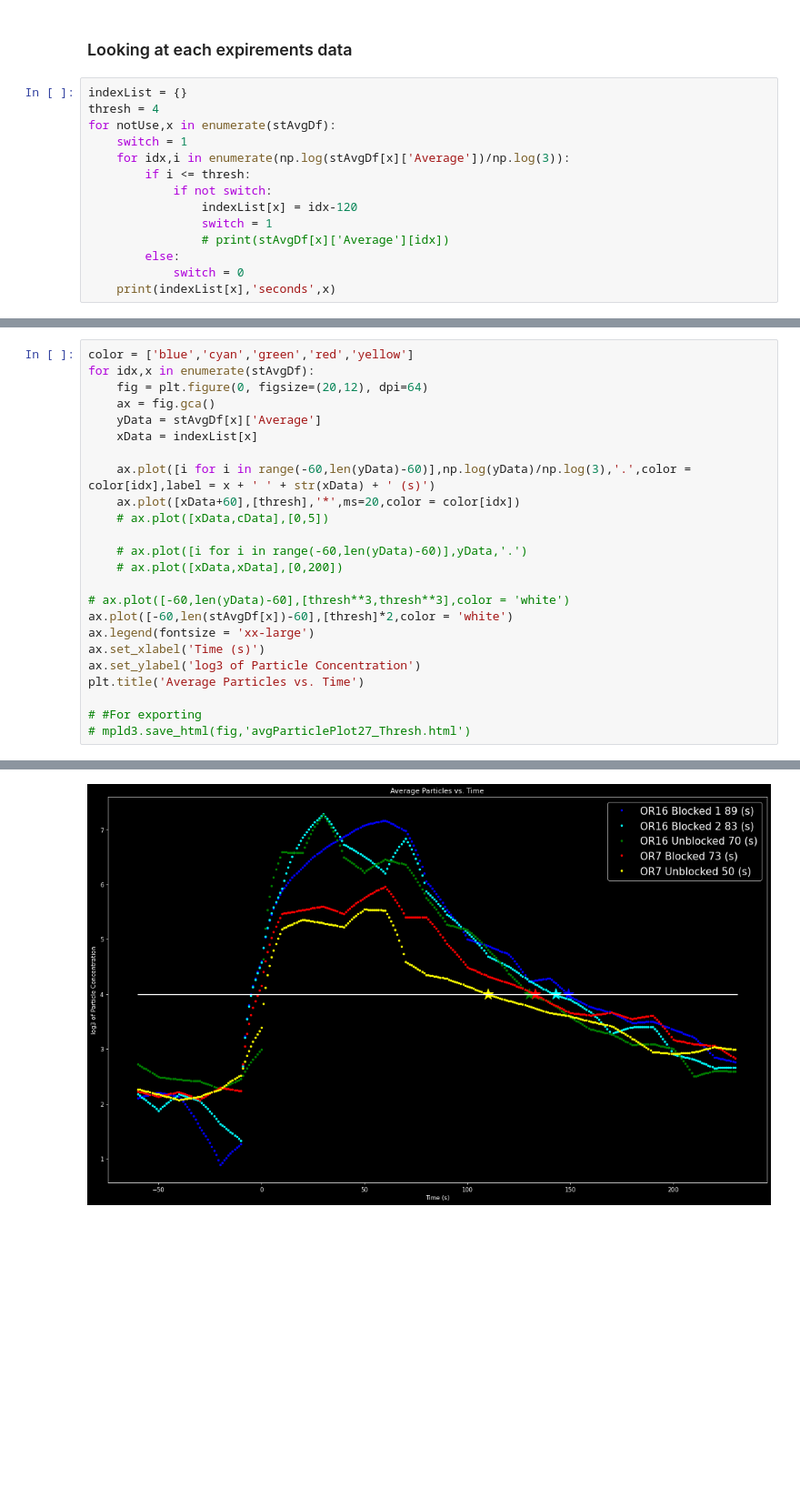
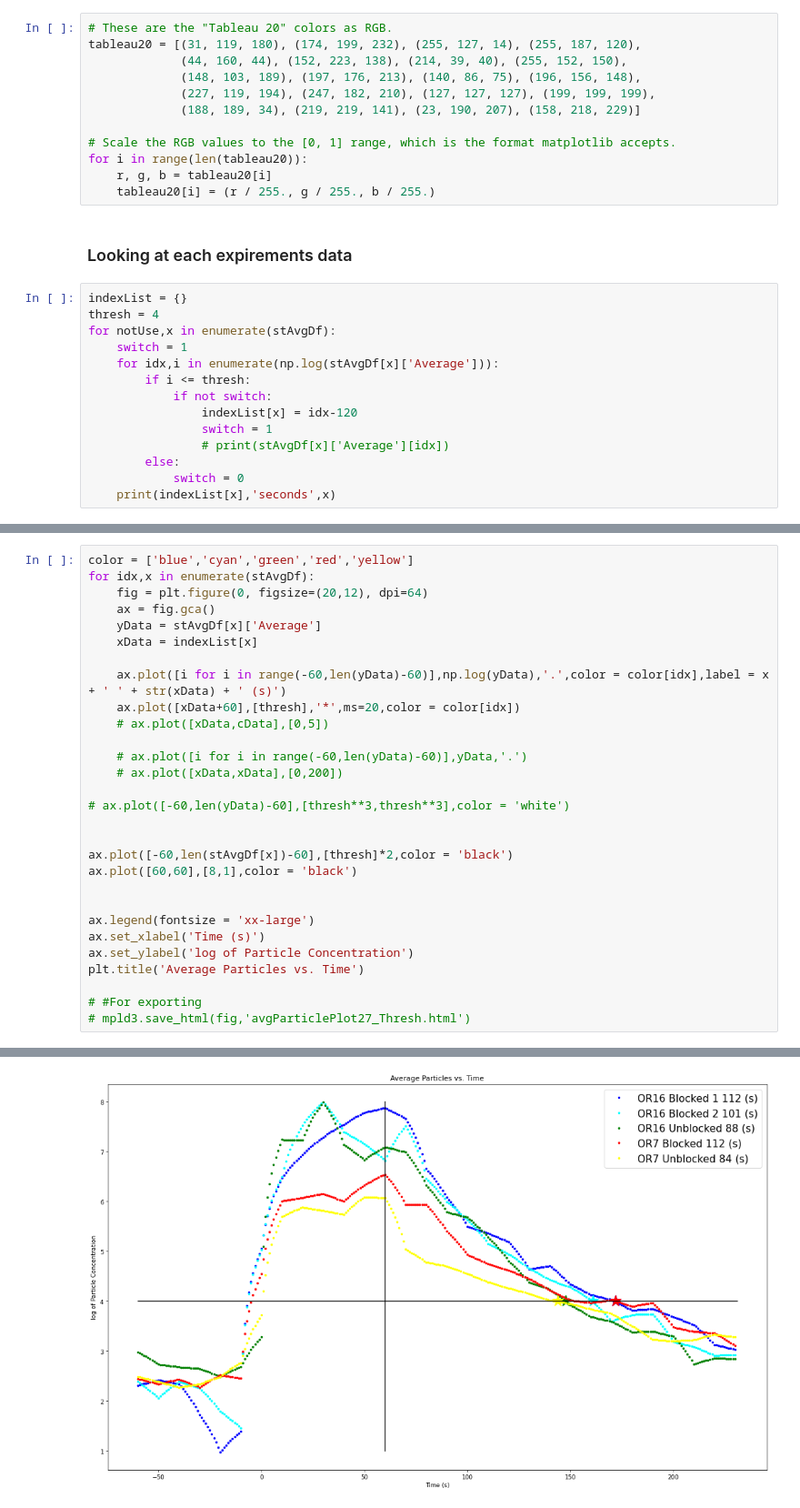
Before and after one commit to rrochlin/UWMedDecember, a Jupyter notebook: Analysis.ipynb, the cells around one changed output, grey strips where cells are left out. Shown at 91% size. Cells and saved outputs as stored; diff of their text form; blank space fills up the shorter version.

```diff
--- a/Analysis.ipynb
+++ b/Analysis.ipynb
@@ -93,3 +95,15 @@ Text(0.5, 1.0, 'Variance in Particles')
+# %%
+# These are the "Tableau 20" colors as RGB.
+tableau20 = [(31, 119, 180), (174, 199, 232), (255, 127, 14), (255, 187, 120),
+             (44, 160, 44), (152, 223, 138), (214, 39, 40), (255, 152, 150),
+             (148, 103, 189), (197, 176, 213), (140, 86, 75), (196, 156, 148),
+             (227, 119, 194), (247, 182, 210), (127, 127, 127), (199, 199, 199),
+             (188, 189, 34), (219, 219, 141), (23, 190, 207), (158, 218, 229)]
+
+# Scale the RGB values to the [0, 1] range, which is the format matplotlib accepts.
+for i in range(len(tableau20)):
+    r, g, b = tableau20[i]
+    tableau20[i] = (r / 255., g / 255., b / 255.)
 # %% [markdown]
 ### Looking at each expirements data
 # %%
@@ -97,7 +111,7 @@ indexList = {}
 thresh = 4
 for notUse,x in enumerate(stAvgDf):
     switch = 1
-    for idx,i in enumerate(np.log(stAvgDf[x]['Average'])/np.log(3)):
+    for idx,i in enumerate(np.log(stAvgDf[x]['Average'])):
         if i <= thresh:
             if not switch:
                 indexList[x] = idx-120
@@ -115,30 +129,35 @@ for notUse,x in enumerate(stAvgDf):
 # %%
 color = ['blue','cyan','green','red','yellow']
 for idx,x in enumerate(stAvgDf):
     fig = plt.figure(0, figsize=(20,12), dpi=64)
     ax = fig.gca()
     yData = stAvgDf[x]['Average']
     xData = indexList[x]
 
-    ax.plot([i for i in range(-60,len(yData)-60)],np.log(yData)/np.log(3),'.',color = color[idx],label = x + ' ' + str(xData) + ' (s)')
+    ax.plot([i for i in range(-60,len(yData)-60)],np.log(yData),'.',color = color[idx],label = x + ' ' + str(xData) + ' (s)')
     ax.plot([xData+60],[thresh],'*',ms=20,color = color[idx])
     # ax.plot([xData,cData],[0,5])
 
     # ax.plot([i for i in range(-60,len(yData)-60)],yData,'.')
     # ax.plot([xData,xData],[0,200])
 
 # ax.plot([-60,len(yData)-60],[thresh**3,thresh**3],color = 'white')
-ax.plot([-60,len(stAvgDf[x])-60],[thresh]*2,color = 'white')
+
+
+ax.plot([-60,len(stAvgDf[x])-60],[thresh]*2,color = 'black')
+ax.plot([60,60],[8,1],color = 'black')
+
+
 ax.legend(fontsize = 'xx-large')
 ax.set_xlabel('Time (s)')
-ax.set_ylabel('log3 of Particle Concentration')
+ax.set_ylabel('log of Particle Concentration')
 plt.title('Average Particles vs. Time')
 
 # #For exporting
 # mpld3.save_html(fig,'avgParticlePlot27_Thresh.html')
 # %% [output]
 Text(0.5, 1.0, 'Average Particles vs. Time')
-[figure, old version]
+[figure, new version]
 # %%
 color = ['blue','cyan','green','red','yellow']
 for idx,x in enumerate(stAvgDf):
```
Also changed, not shown: parts of 11 cells of this notebook, 1 other file.
